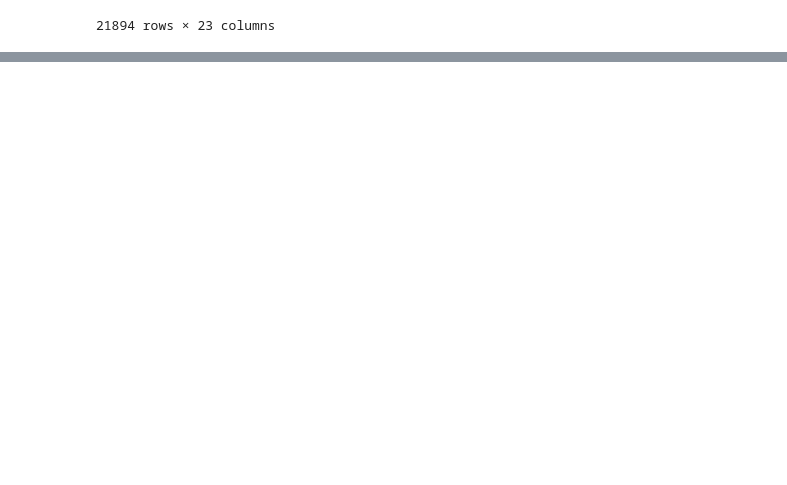
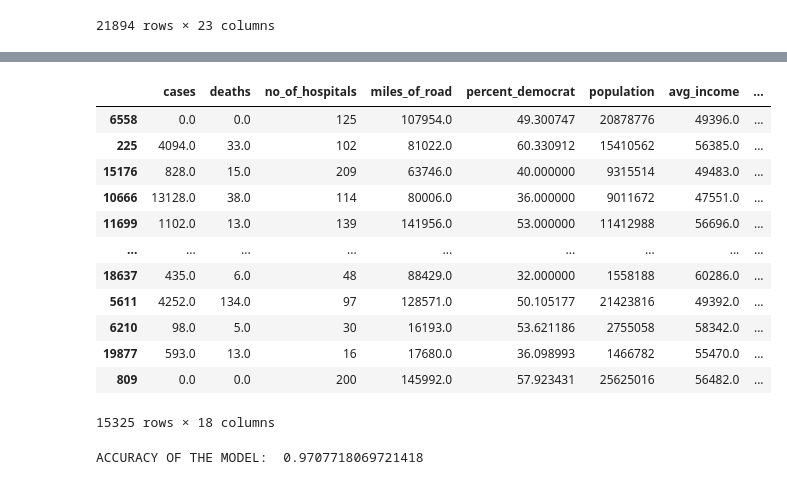
Before and after one commit to jaya-shankar/DSS_project, a Jupyter notebook: model_build.ipynb, the cells around one changed output, grey strips where cells are left out. Drawn from its saved outputs; the diff is of its cells as text; code cells hidden in the pictures; blank space fills up the shorter version.

```diff
--- a/model_build.ipynb
+++ b/model_build.ipynb
@@ -142,20 +153,20 @@ sum
 # %%
 # Ranking the risk level
-risk_level = {1: [0,8],
-              2: [8,12],
-              3: [13,17],
-              4: [17,25],
-              5: [25,67]
+risk_level = {1: 7,
+              2: 9,
+              3: 20,
+              4: 30,
+              5: 56
             }
 
 def decide_category(x):
-  if x<=8:
+  if x<=risk_level[1]:
     return 1
-  elif x<=12:
+  elif x<=risk_level[2]:
     return 2
-  elif x<=17:
+  elif x<=risk_level[3]:
     return 3
-  elif x<=25:
+  elif x<=risk_level[4]:
     return 4
   else:
     return 5
@@ -246,3 +243,4 @@ df_cpy
 # %%
-df['risk_level'] =df['risk_level'].transform(lambda x: decide_category(x))
-df
+df['risk_level'] =nor_df['risk_level'].transform(lambda x: decide_category(x))
+df.dropna(inplace=True)
+df.to_csv("final_df.csv")
@@ -316,0 +270,35 @@ loaded_2.compile(metrics=["accuracy"])
+# %%
+y = df['risk_level'].copy()
+X = df.copy().drop(columns=["risk_level",'date','state_code','lat','long'])
+X_train, X_test, y_train, y_test = train_test_split(X, y, test_size = 0.30)
+X_train
+# %% [output]
+|  | cases | deaths | no_of_hospitals | miles_of_road | percent_democrat | population | avg_income | ... |
+| 6558 | 0.0 | 0.0 | 125 | 107954.0 | 49.300747 | 20878776 | 49396.0 | ... |
+| 225 | 4094.0 | 33.0 | 102 | 81022.0 | 60.330912 | 15410562 | 56385.0 | ... |
+| 15176 | 828.0 | 15.0 | 209 | 63746.0 | 40.000000 | 9315514 | 49483.0 | ... |
+| 10666 | 13128.0 | 38.0 | 114 | 80006.0 | 36.000000 | 9011672 | 47551.0 | ... |
+| 11699 | 1102.0 | 13.0 | 139 | 141956.0 | 53.000000 | 11412988 | 56696.0 | ... |
+| ... | ... | ... | ... | ... | ... | ... | ... | ... |
+| 18637 | 435.0 | 6.0 | 48 | 88429.0 | 32.000000 | 1558188 | 60286.0 | ... |
+| 5611 | 4252.0 | 134.0 | 97 | 128571.0 | 50.105177 | 21423816 | 49392.0 | ... |
+| 6210 | 98.0 | 5.0 | 30 | 16193.0 | 53.621186 | 2755058 | 58342.0 | ... |
+| 19877 | 593.0 | 13.0 | 16 | 17680.0 | 36.098993 | 1466782 | 55470.0 | ... |
+| 809 | 0.0 | 0.0 | 200 | 145992.0 | 57.923431 | 25625016 | 56482.0 | ... |
+15325 rows × 18 columns
+# %%
+clf = RandomForestClassifier(n_estimators = 100)
+
+clf.fit(X_train, y_train)
+
+# performing predictions on the test dataset
+y_pred = clf.predict(X_test)
+
+# metrics are used to find accuracy or error
+from sklearn import metrics
+print()
+
+# using metrics module for accuracy calculation
+print("ACCURACY OF THE MODEL: ", metrics.accuracy_score(y_test, y_pred))
+# %% [output]
+ACCURACY OF THE MODEL:  0.9707718069721418
```
Also changed, not shown: parts of 41 cells of this notebook.
